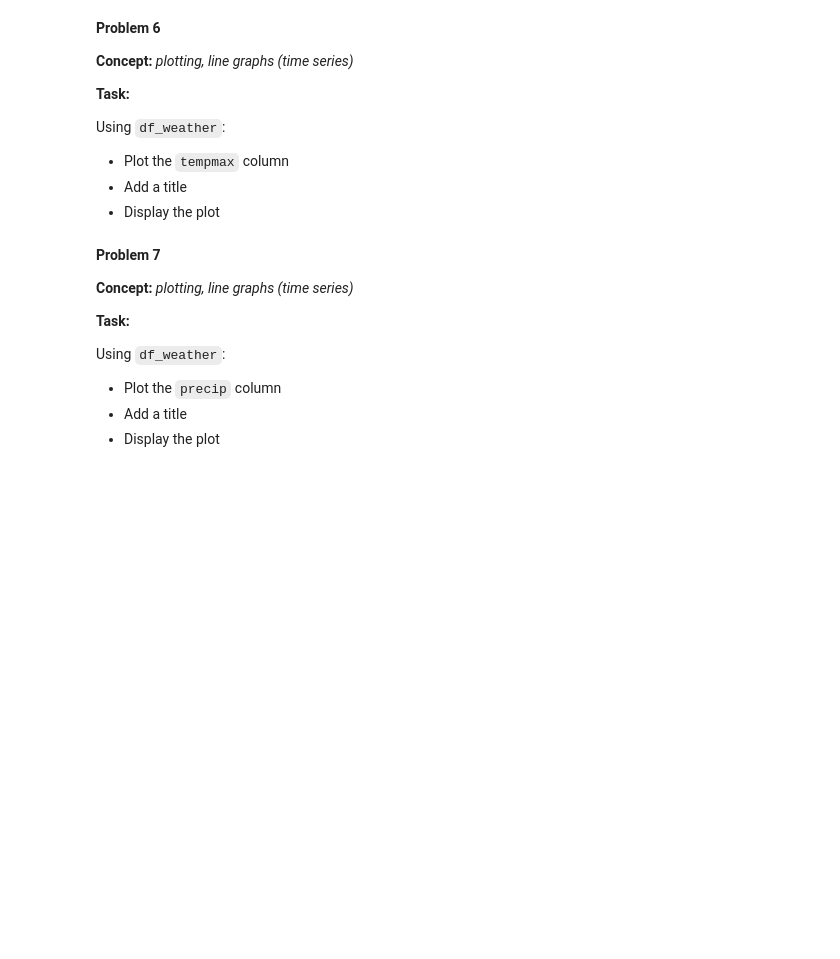
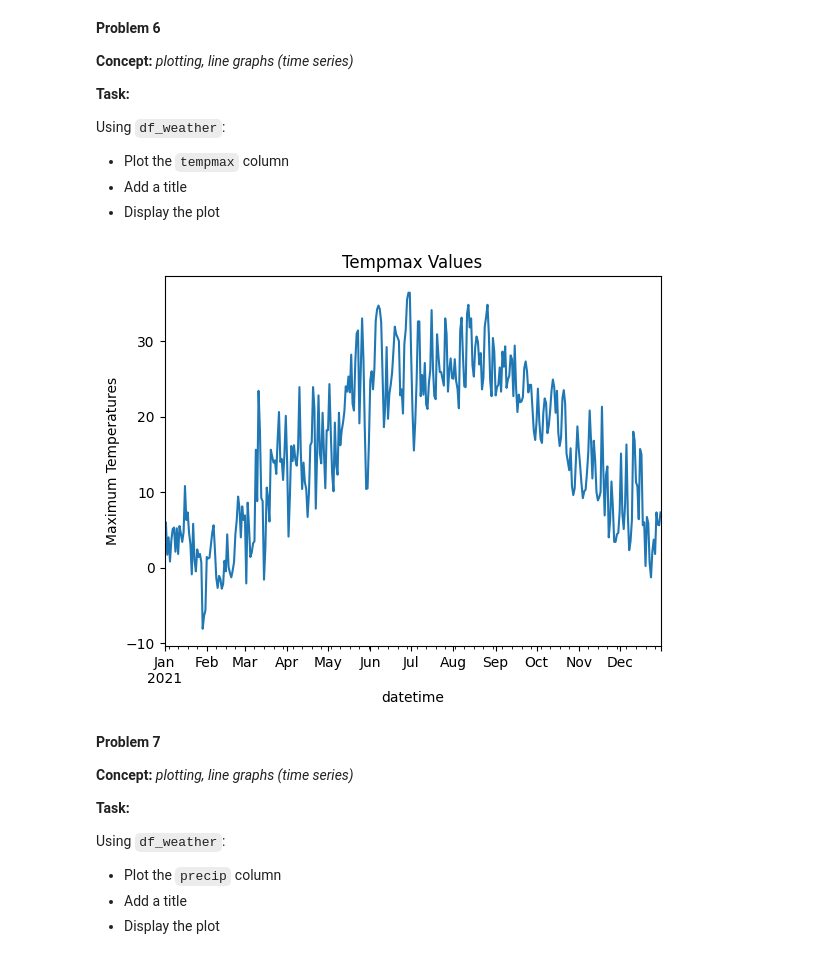
Before and after one commit to kamila-kydykova/homework, a Jupyter notebook: week-10/homework.ipynb, the cells around one changed output. Cells and saved outputs as stored; diff of their text form; code cells hidden in the pictures; blank space fills up the shorter version.

```diff
--- a/week-10/homework.ipynb
+++ b/week-10/homework.ipynb
@@ -292,3 +365,15 @@ Using `df_weather`:
+# %%
+# Your Solution
+
+df_weather['tempmax'].plot()
+
+plt.title("Tempmax Values")
+
+plt.ylabel("Maximum Temperatures")
+
+plt.show()
+# %% [output]
+[figure, added]
 # %% [markdown]
 **Problem 7**
 
```
Also changed, not shown: parts of 13 cells of this notebook.
